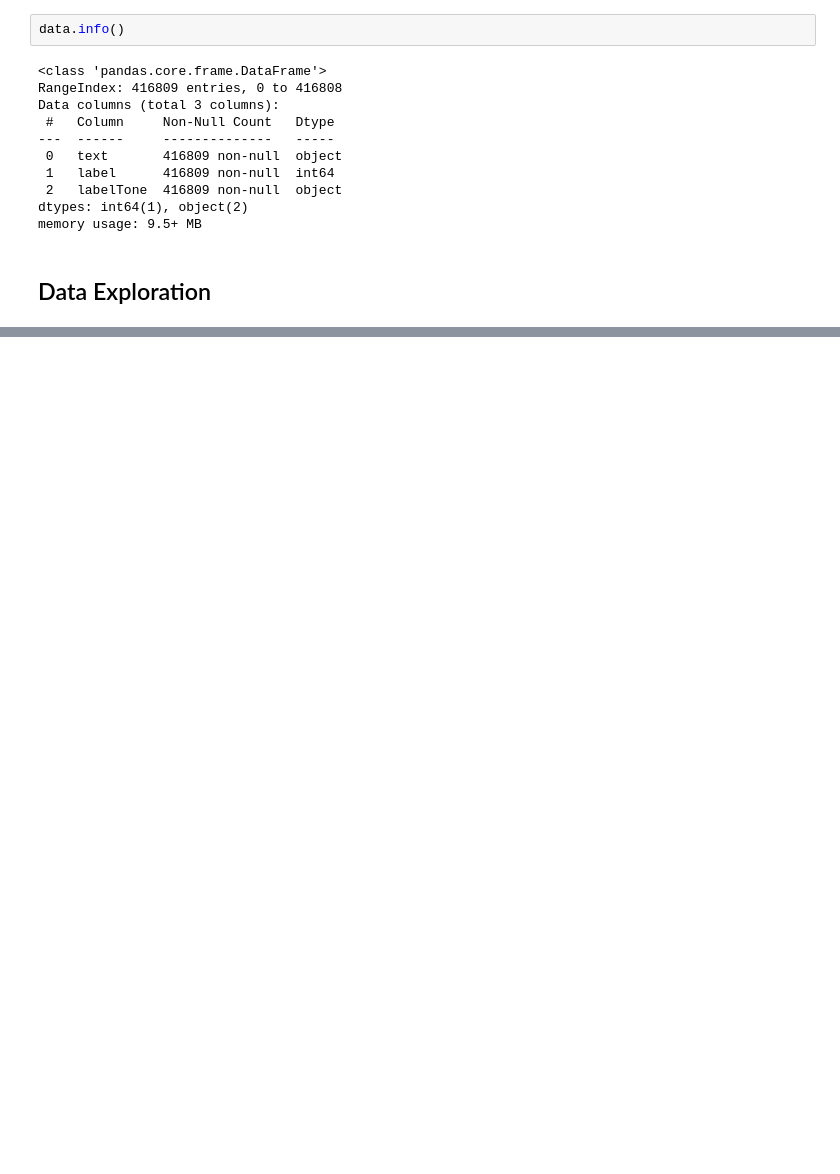
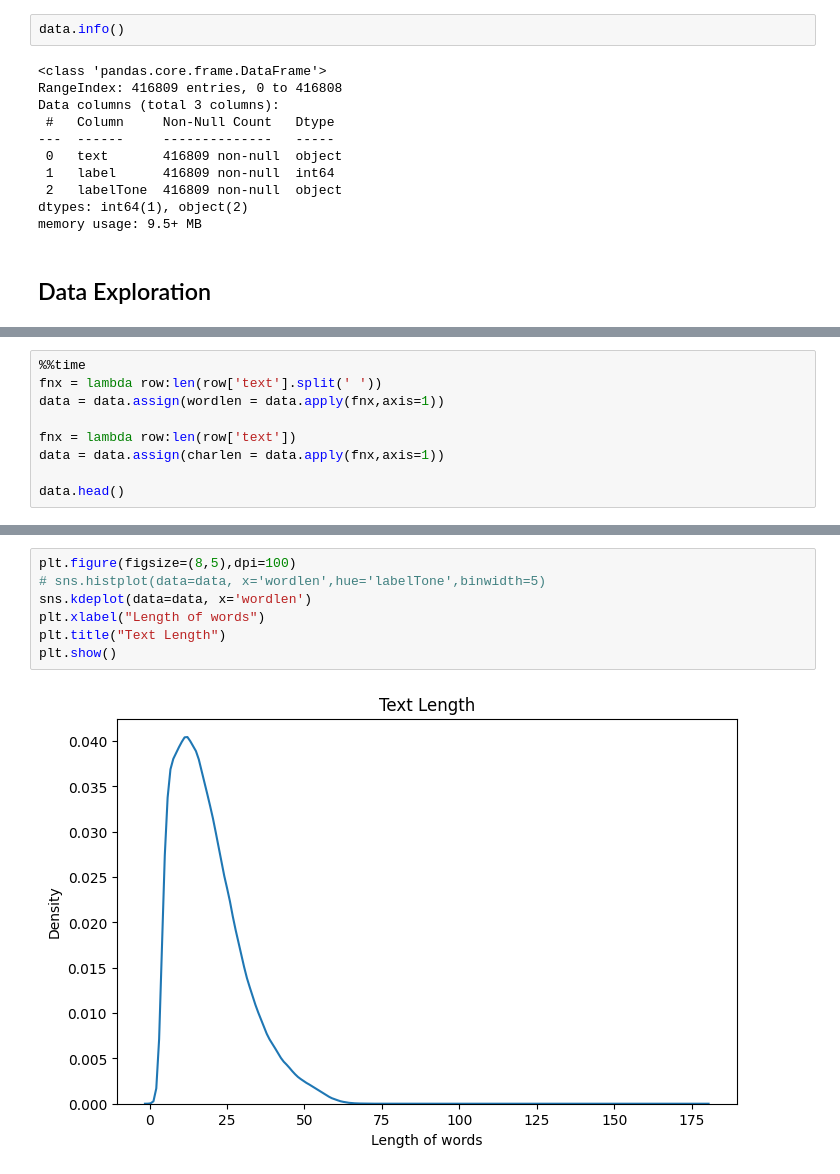
Before and after one commit to AsutoshDalei/Deep-Neural-Networks, a Jupyter notebook: SentimentAnalysisBERT.ipynb, the cells around one changed output, grey strips where cells are left out. Saved outputs shown, nothing was run; the diff lists cells and outputs as text; blank space fills up the shorter version.

```diff
--- a/SentimentAnalysisBERT.ipynb
+++ b/SentimentAnalysisBERT.ipynb
@@ -120,0 +125,9 @@ Wall time: 1.26 s
+# %%
+%%time
+fnx = lambda row:len(row['text'].split(' '))
+data = data.assign(wordlen = data.apply(fnx,axis=1))
+
+fnx = lambda row:len(row['text'])
+data = data.assign(charlen = data.apply(fnx,axis=1))
+
+data.head()
@@ -120,0 +143,9 @@ Wall time: 1.26 s
+# %%
+plt.figure(figsize=(8,5),dpi=100)
+# sns.histplot(data=data, x='wordlen',hue='labelTone',binwidth=5)
+sns.kdeplot(data=data, x='wordlen')
+plt.xlabel("Length of words")
+plt.title("Text Length")
+plt.show()
+# %% [output]
+[figure, added]
```
Also changed, not shown: parts of 15 cells of this notebook.
